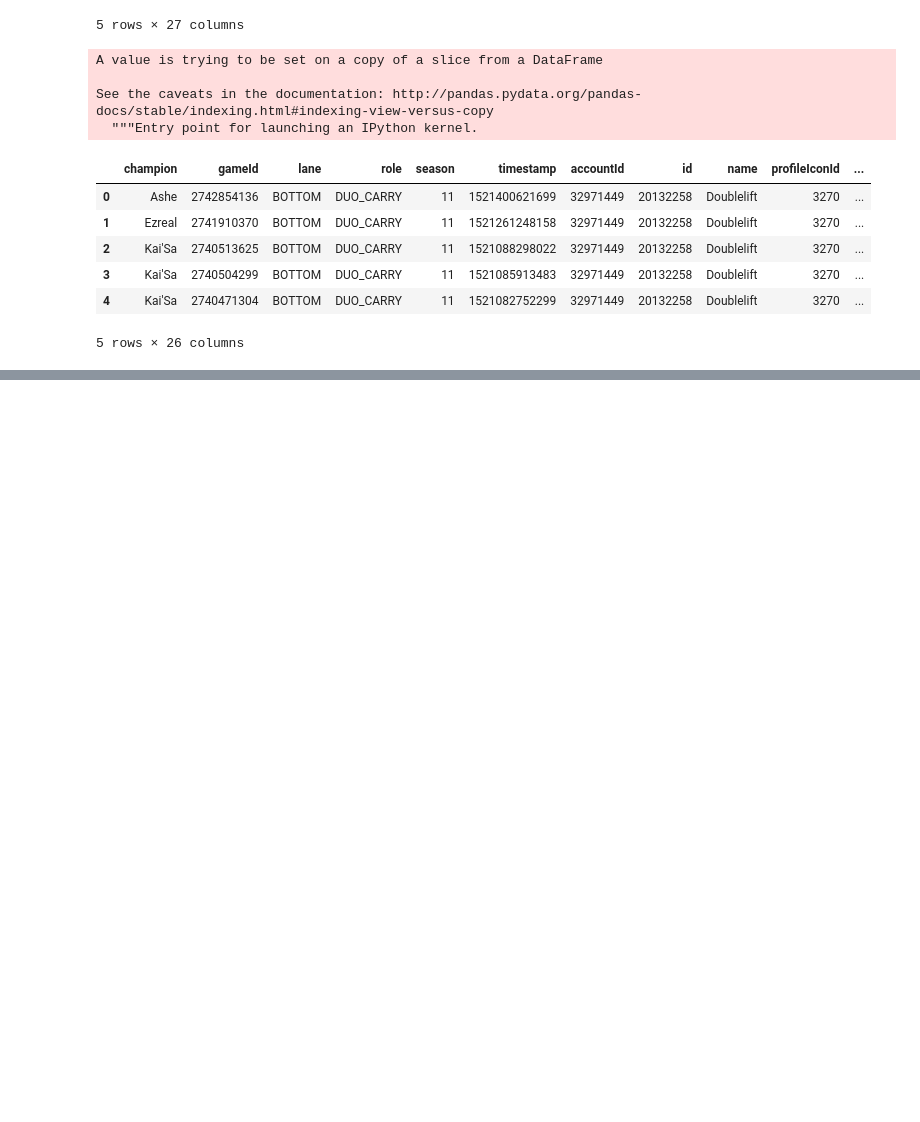
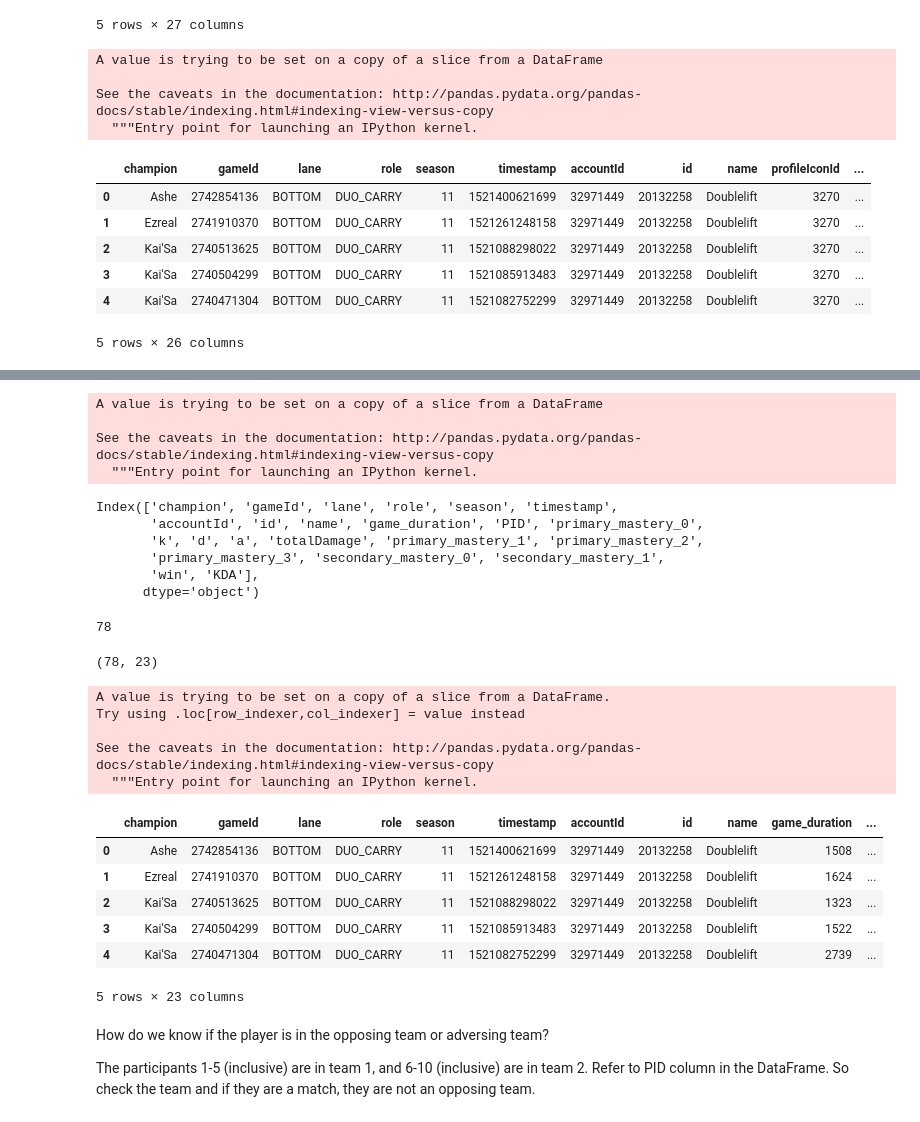
Before and after one commit to taeng999/lcs_stats, a Jupyter notebook: Riot API Calling.ipynb, the cells around one changed output, grey strips where cells are left out. Drawn from its saved outputs; the diff is of its cells as text; code cells hidden in the pictures; blank space fills up the shorter version.

Commit message:
Data from API investigating opponents

```diff
--- a/Riot API Calling.ipynb
+++ b/Riot API Calling.ipynb
@@ -458,9 +458,3 @@ DL_matches[0]['participants'][0]['stats']
   'xpDiffPerMinDeltas': {'0-10': -8.399999999999977,
    '10-20': -9.900000000000006},
   'xpPerMinDeltas': {'0-10': 461.3, '10-20': 403.9}}}
-# %%
-pIDs = []
-for match in DL_matches:
-    participantID = getParticipantID(a=match, summonerName='Doublelift')
-    pIDs.append(participantID)
-pIDs
@@ -728,0 +720,47 @@ DL_matches[0]['participants']
+# %%
+doubleLift.drop(['profileIconId', 'summonerLevel', 'revisionDate'], axis=1, inplace=True)
+# %% [output]
+A value is trying to be set on a copy of a slice from a DataFrame
+
+See the caveats in the documentation: http://pandas.pydata.org/pandas-docs/stable/indexing.html#indexing-view-versus-copy
+  """Entry point for launching an IPython kernel.
+# %%
+doubleLift.columns
+# %% [output]
+Index(['champion', 'gameId', 'lane', 'role', 'season', 'timestamp',
+       'accountId', 'id', 'name', 'game_duration', 'PID', 'primary_mastery_0',
+       'k', 'd', 'a', 'totalDamage', 'primary_mastery_1', 'primary_mastery_2',
+       'primary_mastery_3', 'secondary_mastery_0', 'secondary_mastery_1',
+       'win', 'KDA'],
+      dtype='object')
+# %%
+len(DL_PID)
+# %% [output]
+78
+# %%
+doubleLift.shape
+# %% [output]
+(78, 23)
+# %%
+doubleLift['PID'] = DL_PID
+# %% [output]
+A value is trying to be set on a copy of a slice from a DataFrame.
+Try using .loc[row_indexer,col_indexer] = value instead
+
+See the caveats in the documentation: http://pandas.pydata.org/pandas-docs/stable/indexing.html#indexing-view-versus-copy
+  """Entry point for launching an IPython kernel.
+# %%
+doubleLift.head()
+# %% [output]
+|  | champion | gameId | lane | role | season | timestamp | accountId | id | name | game_duration | ... |
+| 0 | Ashe | 2742854136 | BOTTOM | DUO_CARRY | 11 | 1521400621699 | 32971449 | 20132258 | Doublelift | 1508 | ... |
+| 1 | Ezreal | 2741910370 | BOTTOM | DUO_CARRY | 11 | 1521261248158 | 32971449 | 20132258 | Doublelift | 1624 | ... |
+| 2 | Kai'Sa | 2740513625 | BOTTOM | DUO_CARRY | 11 | 1521088298022 | 32971449 | 20132258 | Doublelift | 1323 | ... |
+| 3 | Kai'Sa | 2740504299 | BOTTOM | DUO_CARRY | 11 | 1521085913483 | 32971449 | 20132258 | Doublelift | 1522 | ... |
+| 4 | Kai'Sa | 2740471304 | BOTTOM | DUO_CARRY | 11 | 1521082752299 | 32971449 | 20132258 | Doublelift | 2739 | ... |
+5 rows × 23 columns
+# %% [markdown]
+How do we know if the player is in the opposing team or adversing team?
+
+The participants 1-5 (inclusive) are in team 1, and 6-10 (inclusive) are in team 2. Refer to PID column in the DataFrame.
+So check the team and if they are a match, they are not an opposing team.
```
Also changed, not shown: parts of 25 cells of this notebook, 2 other files.
